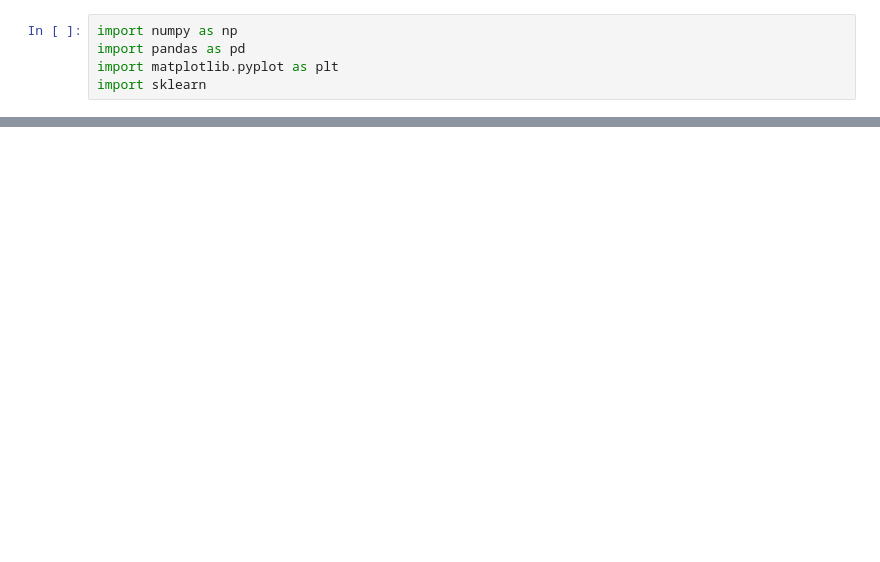
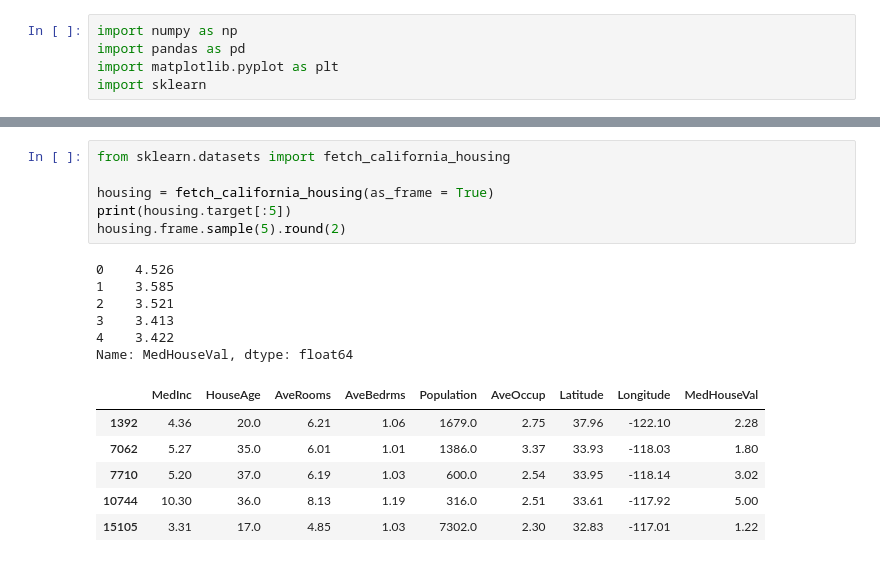
Before and after one commit to rjs424/pyml, a Jupyter notebook: test.ipynb, the cells around one changed output, grey strips where cells are left out. Saved outputs shown, nothing was run; the diff lists cells and outputs as text; blank space fills up the shorter version.

```diff
--- a/test.ipynb
+++ b/test.ipynb
@@ -157,0 +109,19 @@ pd.DataFrame({
+# %%
+from sklearn.datasets import fetch_california_housing
+
+housing = fetch_california_housing(as_frame = True)
+print(housing.target[:5])
+housing.frame.sample(5).round(2)
+# %% [output]
+0    4.526
+1    3.585
+2    3.521
+3    3.413
+4    3.422
+Name: MedHouseVal, dtype: float64
+|  | MedInc | HouseAge | AveRooms | AveBedrms | Population | AveOccup | Latitude | Longitude | MedHouseVal |
+| 1392 | 4.36 | 20.0 | 6.21 | 1.06 | 1679.0 | 2.75 | 37.96 | -122.10 | 2.28 |
+| 7062 | 5.27 | 35.0 | 6.01 | 1.01 | 1386.0 | 3.37 | 33.93 | -118.03 | 1.80 |
+| 7710 | 5.20 | 37.0 | 6.19 | 1.03 | 600.0 | 2.54 | 33.95 | -118.14 | 3.02 |
+| 10744 | 10.30 | 36.0 | 8.13 | 1.19 | 316.0 | 2.51 | 33.61 | -117.92 | 5.00 |
+| 15105 | 3.31 | 17.0 | 4.85 | 1.03 | 7302.0 | 2.30 | 32.83 | -117.01 | 1.22 |
```
Also changed, not shown: parts of 24 cells of this notebook, 2 other files.
